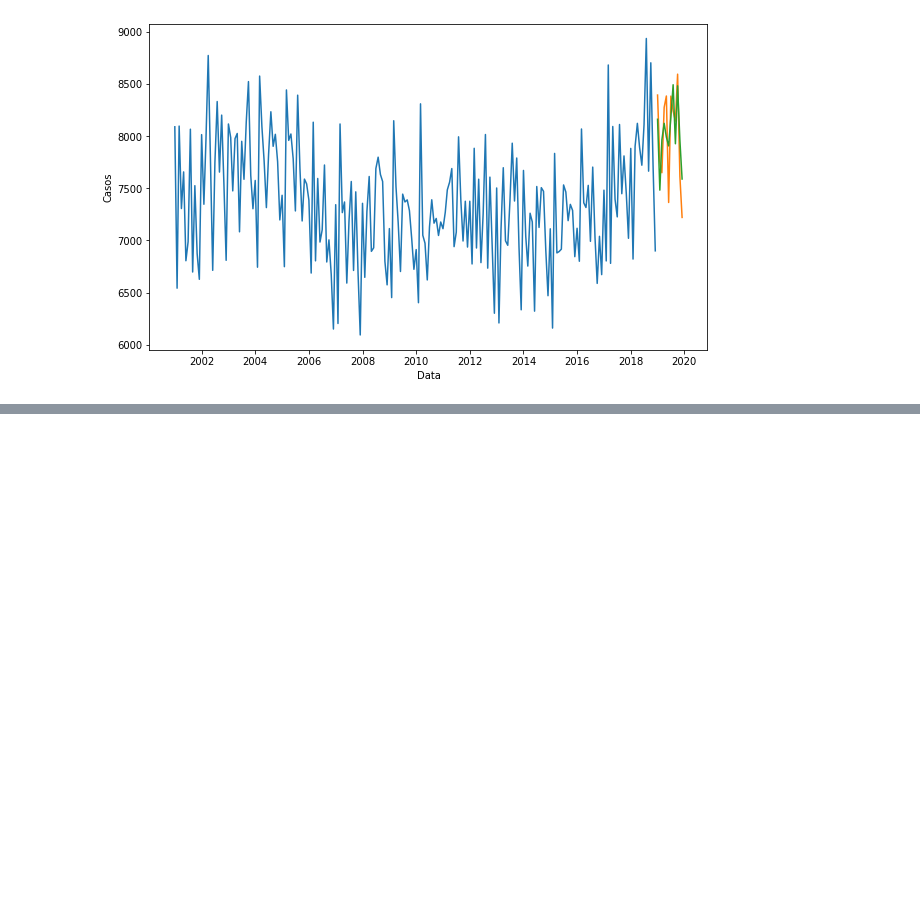
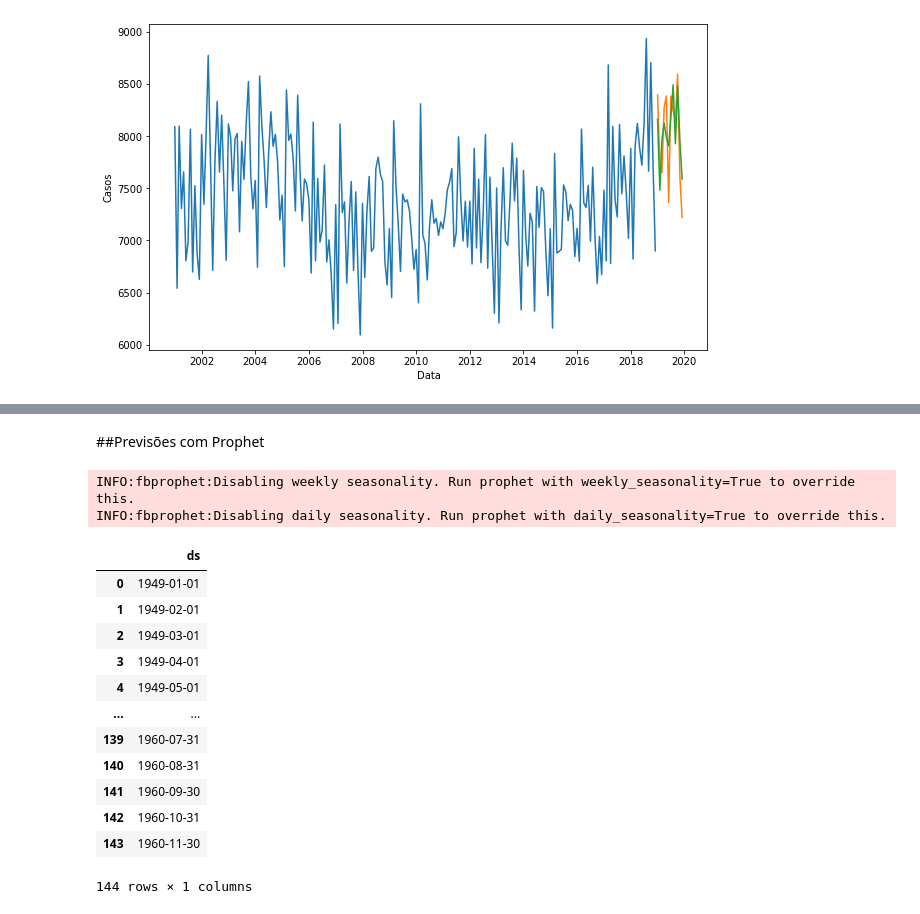
Before and after one commit to GuilhermeRuy97/BootcampDataScience, a Jupyter notebook: Analise_e_previsao_de_Series_Temporais.ipynb, the cells around one changed output, grey strips where cells are left out. Cells and saved outputs as stored; diff of their text form; code cells hidden in the pictures; blank space fills up the shorter version.

```diff
--- a/Analise_e_previsao_de_Series_Temporais.ipynb
+++ b/Analise_e_previsao_de_Series_Temporais.ipynb
@@ -1033 +1033,38 @@ Autoarima = 93378.93285752926
 Arima = 254179.83731148508
+# %% [markdown]
+##Previsões com Prophet
+# %%
+from fbprophet import Prophet
+
+#Treinando o banco de dados de passageiros com o prophet
+#Precisamos renomear os dados para ds e y para utilizar o prophet
+
+modelo_profeta = Prophet(seasonality_mode = "multiplicative")
+mapa = {"Data": "ds", "Passageiros": "y"}
+dados_treino_passageiros_profeta = dados_treino_passageiros[["Data", "Passageiros"]].rename(mapa,
+                                                                                            axis = 1)
+modelo_profeta_treinado = modelo_profeta.fit(dados_treino_passageiros_profeta)
+# %% [output]
+INFO:fbprophet:Disabling weekly seasonality. Run prophet with weekly_seasonality=True to override this.
+INFO:fbprophet:Disabling daily seasonality. Run prophet with daily_seasonality=True to override this.
+# %%
+#Precisamos criar um "futuro" para o prophet utilizar com o make_future_dataframe()
+#Passamos os periodos que queremos prever no parametro
+#Falamos que a frequencia é mensal com freq = "M"
+
+futuro = modelo_profeta_treinado.make_future_dataframe(periods = 12, freq = "M")
+futuro
+# %% [output]
+|  | ds |
+| 0 | 1949-01-01 |
+| 1 | 1949-02-01 |
+| 2 | 1949-03-01 |
+| 3 | 1949-04-01 |
+| 4 | 1949-05-01 |
+| ... | ... |
+| 139 | 1960-07-31 |
+| 140 | 1960-08-31 |
+| 141 | 1960-09-30 |
+| 142 | 1960-10-31 |
+| 143 | 1960-11-30 |
+144 rows × 1 columns
```
Also changed, not shown: parts of 7 cells of this notebook.
